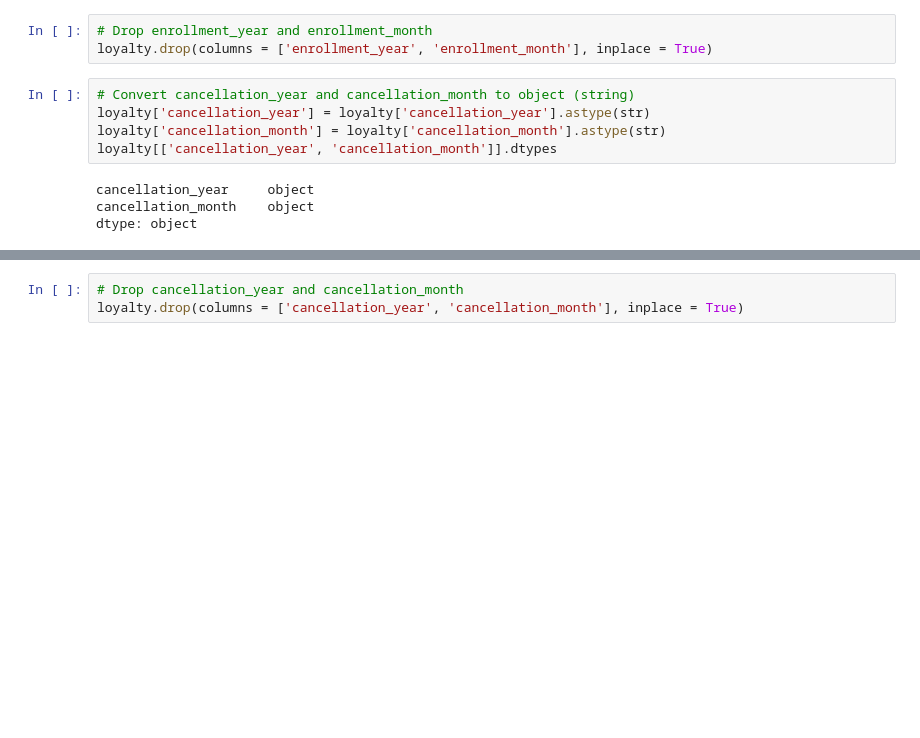
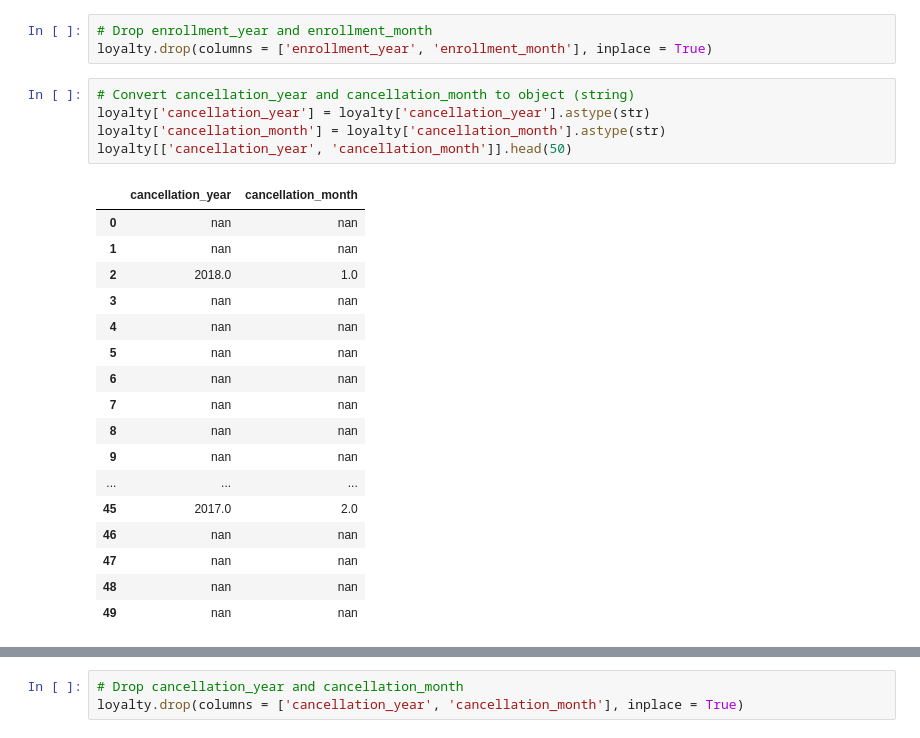
Before and after one commit to rml-lee/MYSQL-Tableau-Customer-Flights-Project, a Jupyter notebook: Data Cleaning & Exploration - Airline Loyalty Campaign Program Impact on Flights.ipynb, the cells around one changed output, grey strips where cells are left out. Cells and saved outputs as stored; diff of their text form; blank space fills up the shorter version.

```diff
--- a/Data Cleaning & Exploration - Airline Loyalty Campaign Program Impact on Flights.ipynb
+++ b/Data Cleaning & Exploration - Airline Loyalty Campaign Program Impact on Flights.ipynb
@@ -192,12 +196,26 @@ loyalty.drop(columns = ['enrollment_year', 'enrollment_month'], inplace = True)
 # %%
 # Convert cancellation_year and cancellation_month to object (string)
 loyalty['cancellation_year'] = loyalty['cancellation_year'].astype(str)
 loyalty['cancellation_month'] = loyalty['cancellation_month'].astype(str)
-loyalty[['cancellation_year', 'cancellation_month']].dtypes
+loyalty[['cancellation_year', 'cancellation_month']].head(50)
 # %% [output]
-cancellation_year     object
-cancellation_month    object
-dtype: object
+|  | cancellation_year | cancellation_month |
+| 0 | nan | nan |
+| 1 | nan | nan |
+| 2 | 2018.0 | 1.0 |
+| 3 | nan | nan |
+| 4 | nan | nan |
+| 5 | nan | nan |
+| 6 | nan | nan |
+| 7 | nan | nan |
+| 8 | nan | nan |
+| 9 | nan | nan |
+| ... | ... | ... |
+| 45 | 2017.0 | 2.0 |
+| 46 | nan | nan |
+| 47 | nan | nan |
+| 48 | nan | nan |
+| 49 | nan | nan |
 # %%
 # Remove decimal point from years
 loyalty['cancellation_year'] = loyalty['cancellation_year'].str.replace('.0', '')
```
Also changed, not shown: parts of 4 cells of this notebook.
